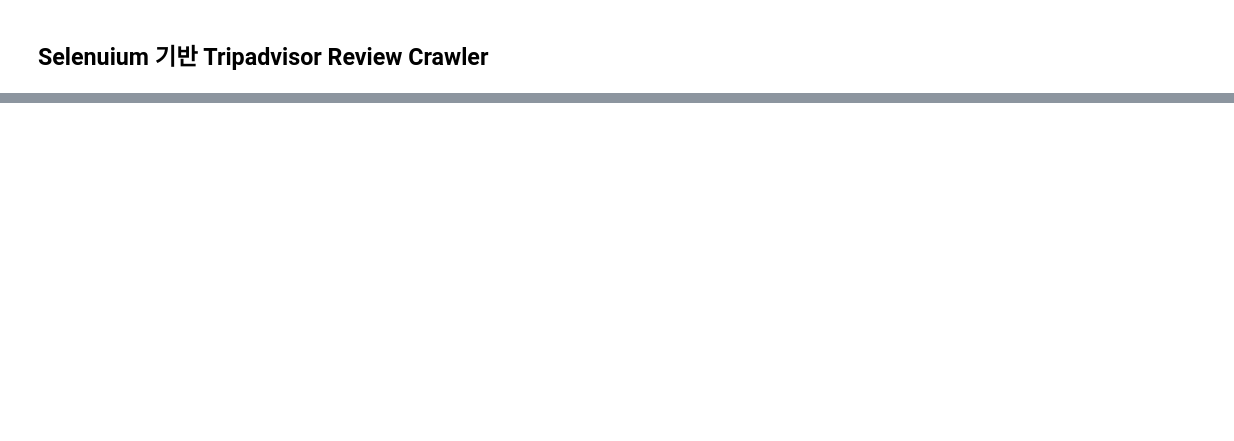
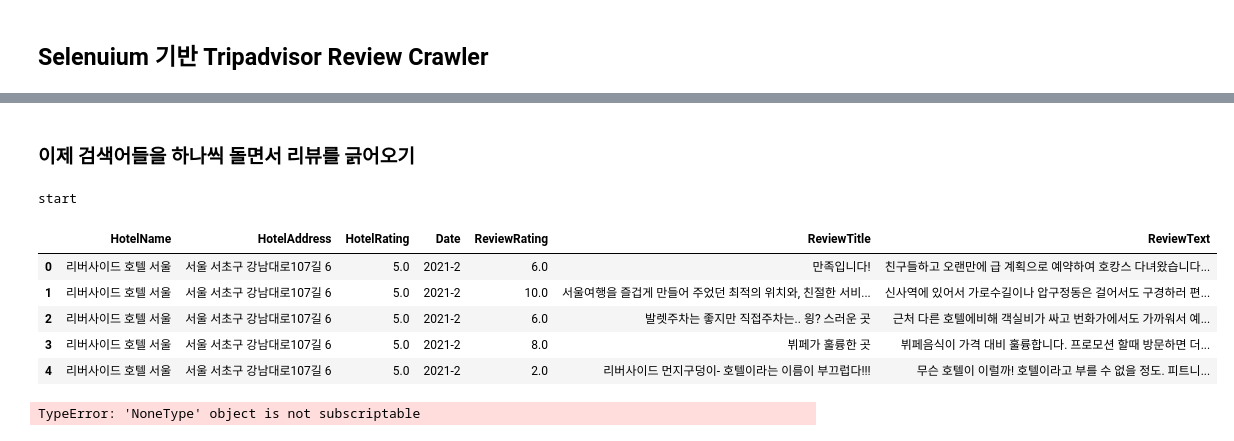
Before and after one commit to hoon2hooni/4_party_project, a Jupyter notebook: Review_crawler/Tripadvisor_crawler/Tripadvisor_crawler_2021_02_22.ipynb, the cells around one changed output, grey strips where cells are left out. Cells and saved outputs as stored; diff of their text form; code cells hidden in the pictures; blank space fills up the shorter version.

Commit message:
clearing and merge file added

```diff
--- a/Review_crawler/Tripadvisor_crawler/Tripadvisor_crawler_2021_02_22.ipynb
+++ b/Review_crawler/Tripadvisor_crawler/Tripadvisor_crawler_2021_02_22.ipynb
@@ -28,7 +28,7 @@ def init_page_setting(driver):
 
 
 def click_hotel_next_btn(driver):
-    next_btn_xpath = '//*[@class="unified ui_pagination standard_pagination ui_section listFooter"]/a'
+    next_btn_xpath = '//*[@id="taplc_main_pagination_bar_dusty_hotels_resp_0"]/div/div/div/a'
     next_btn = driver.find_elements_by_xpath(next_btn_xpath)  # next page
     next_btn[-1].send_keys(Keys.ENTER)
     time.sleep(5)
@@ -37,19 +37,15 @@ def click_hotel_next_btn(driver):
 def get_hotel_review(driver):
     review_list = []
     try:
-        review_pages = int(driver.find_elements_by_xpath('//*[@id="component_14"]/div/div[3]/div[8]/div/div/a')[-1].text)
+        review_pages = driver.find_element_by_class_name('_33O9dg0j').text
+        review_pages = int(''.join(list(filter(str.isdigit, review_pages))))//4
     except:
-        review_pages = driver.find_element_by_xpath('//*[@id="component_4"]/div/div/div[1]/div[2]/a/span[2]').text
-        review_pages = int(''.join(list(filter(str.isdigit, review_pages))))//4
-
-
+        return [[0]]
 
     hotel_name = driver.find_element_by_xpath('//*[@id="HEADING"]').text
     hotel_address = driver.find_element_by_xpath(
         '//*[@id="component_4"]/div/div/div[2]/div/div[2]/div/div/div').text
     hotel_rating = float(driver.find_element_by_css_selector('span._3cjYfwwQ').text)
-
-    print(hotel_name, review_pages)
 
     for i in range(review_pages):
         try:
@@ -59,7 +55,6 @@ def get_hotel_review(driver):
 
         except:
             # 더보기 버튼이 존재하지 않으면 가져올 review가 없으므로 바로 탈출
-            driver.close()
             return [[0]]
 
         time.sleep(2)
@@ -87,8 +82,6 @@ def get_hotel_review(driver):
         except:
             break
 
-    driver.close()
-
     return review_list
 
 
@@ -178,0 +155,64 @@ driver.close()
+# %%
+hotel_name_list = set(hotel_name_list)
+# %% [markdown]
+### 이제 검색어들을 하나씩 돌면서 리뷰를 긁어오기
+# %%
+url = 'https://www.tripadvisor.co.kr/Hotel_Review-g294197-d10081452-Reviews-Hotel_Lassa-Seoul.html'
+options = ChromeOptions()
+options.add_argument('headless')
+driver = Chrome("chromedriver", options=options)
+driver.set_window_size(2560,1440)
+driver.get(url)
+time.sleep(5)
+
+print("start")
+
+hotels_review_list = []
+
+for hn in hotel_name_list:
+    try:
+        search_box = driver.find_element_by_class_name('_3qLQ-U8m')
+        search_box.clear()
+        search_box.send_keys(hn)
+    except:
+        continue
+
+    time.sleep(4)
+    cand_name = driver.find_elements_by_xpath('//*[@id="component_11"]/div[2]/div[2]/header/div/nav/div[1]/div/div[2]/form/div/a')
+    for cand in cand_name:
+        if cand.text[:len(hn) + 5] == hn + "\n대한민국":
+            cand.click()
+            tmp = get_hotel_review(driver)
+            try:
+                if len(tmp[0]) > 1 :
+                    hotels_review_list += tmp
+            except:
+                pass
+            break
+    time.sleep(5)
+
+driver.close()
+# %% [output]
+start
+# %%
+df = pd.DataFrame(hotels_review_list)
+df.to_csv(f'../csv_output/Tripadvisor.csv',
+          index = False,
+          header = ["HotelName", "HotelAddress", "HotelRating", "Date",
+                    "ReviewRating", "ReviewTitle", "ReviewText"],
+          encoding = 'utf-8-sig')
+
+t_df = pd.read_csv(f'../csv_output/Tripadvisor.csv')
+t_df.head()
+# %% [output]
+|  | HotelName | HotelAddress | HotelRating | Date | ReviewRating | ReviewTitle | ReviewText |
+| 0 | 리버사이드 호텔 서울 | 서울 서초구 강남대로107길 6 | 5.0 | 2021-2 | 6.0 | 만족입니다! | 친구들하고 오랜만에 급 계획으로 예약하여 호캉스 다녀왔습니다... |
+| 1 | 리버사이드 호텔 서울 | 서울 서초구 강남대로107길 6 | 5.0 | 2021-2 | 10.0 | 서울여행을 즐겁게 만들어 주었던 최적의 위치와, 친절한 서비... | 신사역에 있어서 가로수길이나 압구정동은 걸어서도 구경하러 편... |
+| 2 | 리버사이드 호텔 서울 | 서울 서초구 강남대로107길 6 | 5.0 | 2021-2 | 6.0 | 발렛주차는 좋지만 직접주차는.. 읭? 스러운 곳 | 근처 다른 호텔에비해 객실비가 싸고 번화가에서도 가까워서 예... |
+| 3 | 리버사이드 호텔 서울 | 서울 서초구 강남대로107길 6 | 5.0 | 2021-2 | 8.0 | 뷔페가 훌륭한 곳 | 뷔페음식이 가격 대비 훌륭합니다. 프로모션 할때 방문하면 더... |
+| 4 | 리버사이드 호텔 서울 | 서울 서초구 강남대로107길 6 | 5.0 | 2021-2 | 2.0 | 리버사이드 먼지구덩이- 호텔이라는 이름이 부끄럽다!!! | 무슨 호텔이 이럴까! 호텔이라고 부를 수 없을 정도. 피트니... |
+# %%
+t_df = t_df[["ReviewRating","ReviewText"]]
+t_df.head()
+# %% [output]
+TypeError: 'NoneType' object is not subscriptable
```
Also changed, not shown: parts of 7 cells of this notebook, 11 other files.
